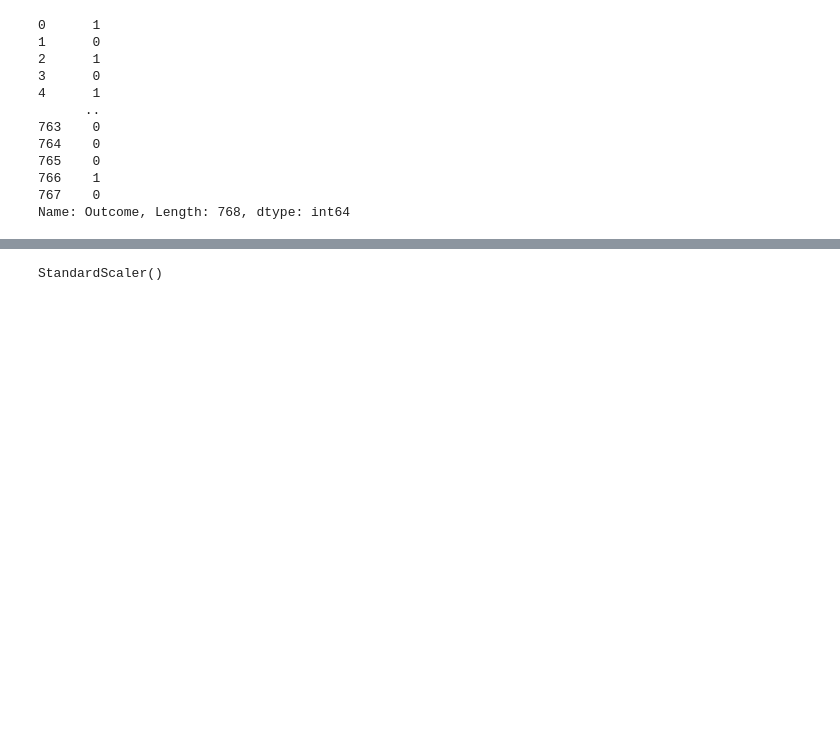
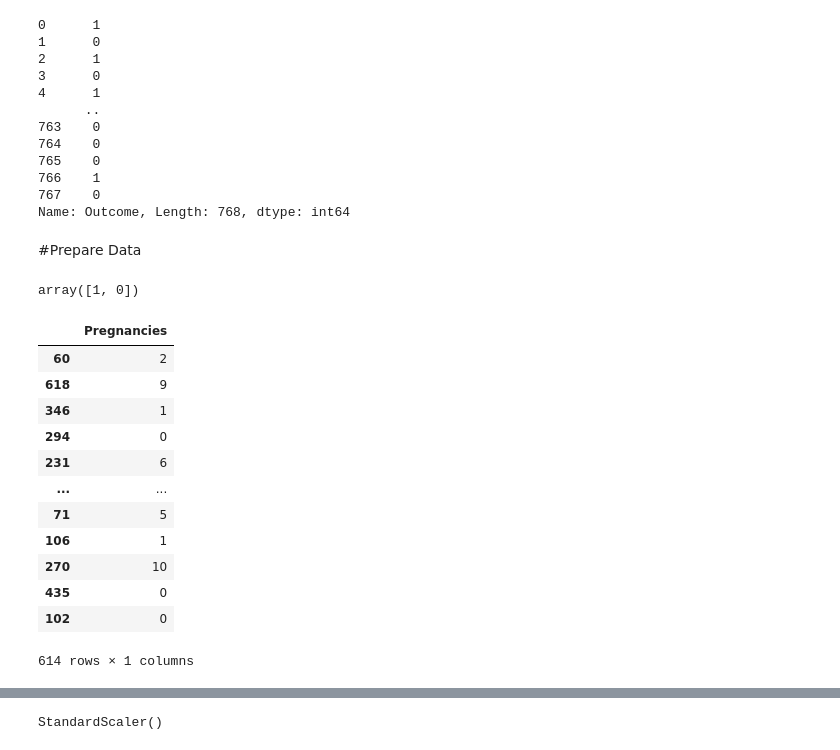
Before and after one commit to TVHM/Microcradentials_Business, a Jupyter notebook: Group_7_mcphearson__diabetes_miniproject_.ipynb, the cells around one changed output, grey strips where cells are left out. Drawn from its saved outputs; the diff is of its cells as text; code cells hidden in the pictures; blank space fills up the shorter version.

```diff
--- a/Group_7_mcphearson__diabetes_miniproject_.ipynb
+++ b/Group_7_mcphearson__diabetes_miniproject_.ipynb
@@ -124,3 +161,32 @@ print(Y)
 766    1
 767    0
 Name: Outcome, Length: 768, dtype: int64
+# %% [markdown]
+#Prepare Data
+# %%
+dataset['Outcome'].unique()
+# %% [output]
+array([1, 0])
+# %%
+#prepare dataset for training
+x = dataset.iloc[:, :1]   # feature values- all columns except last one in the data framem
+y = dataset.iloc[:, -1]   #target values  - last column of data frame
+# %%
+#Split data into 80% training and 20% testing
+x_train, x_test, y_train, y_test = train_test_split(x, y, test_size=0.2, random_state=42)
+# %%
+x_train
+# %% [output]
+|  | Pregnancies |
+| 60 | 2 |
+| 618 | 9 |
+| 346 | 1 |
+| 294 | 0 |
+| 231 | 6 |
+| ... | ... |
+| 71 | 5 |
+| 106 | 1 |
+| 270 | 10 |
+| 435 | 0 |
+| 102 | 0 |
+614 rows × 1 columns
```
Also changed, not shown: parts of 32 cells of this notebook.
